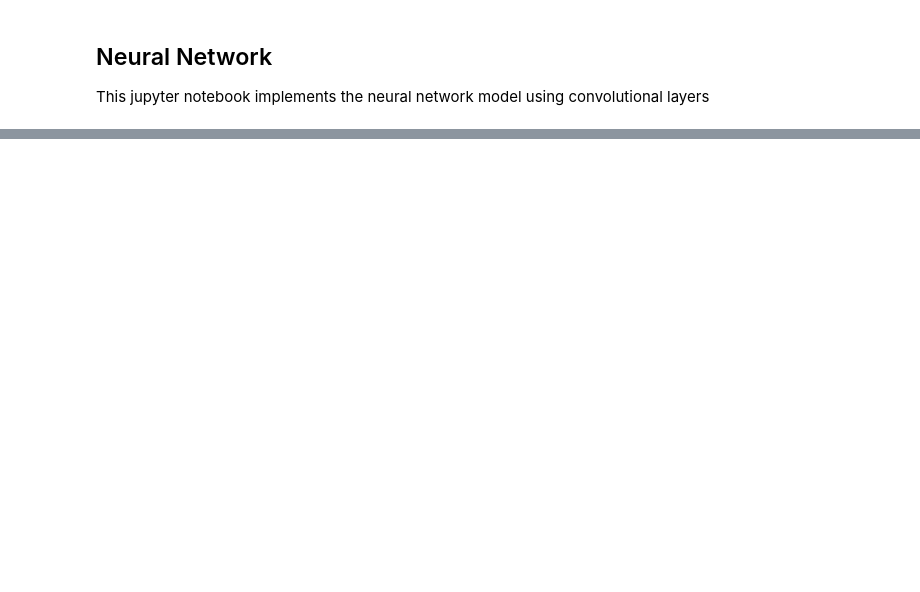
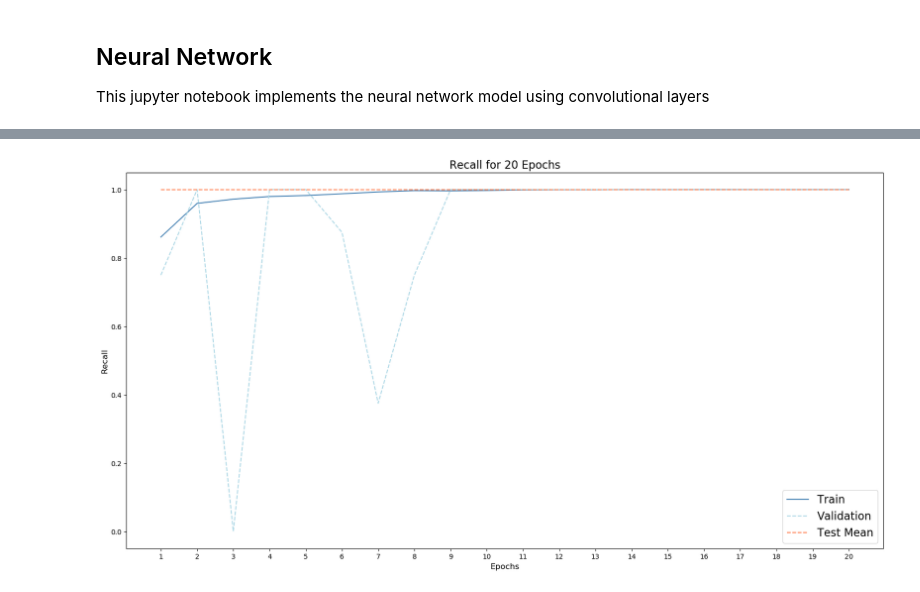
Before and after one commit to JPMartinezClaeys/30254-pneumoniacs, a Jupyter notebook: predict-pneumonia/neural_network.ipynb, the cells around one changed output, grey strips where cells are left out. Drawn from its saved outputs; the diff is of its cells as text; code cells hidden in the pictures; blank space fills up the shorter version.

```diff
--- a/predict-pneumonia/neural_network.ipynb
+++ b/predict-pneumonia/neural_network.ipynb
@@ -238 +245,19 @@ for value, count in zip(unique, counts):
+# %%
+train_recall_20 = [0.8611963190184049, 0.95954754601227, 0.9720092024539877, 0.9796779141104295, 0.9825536809815951, 0.9877300613496932, 0.9930981595092024, 0.9969325153374233, 0.9961656441717791, 0.9973159509202454, 0.9988496932515337, 0.9994248466257669, 0.9994248466257669, 1.0, 0.999808282208589, 1.0, 1.0, 0.999808282208589, 1.0, 1.0]
+val_recall_20 = [0.75, 1.0, 0.0, 1.0, 1.0, 0.875, 0.375, 0.75, 1.0, 1.0, 1.0, 1.0, 1.0, 1.0, 1.0, 1.0, 1.0, 1.0, 1.0, 1.0]
+test_recall_20 = [1.0] * 20
+epochs = [i for i in range(1,20+1)]
+
+fig, ax = plt.subplots(nrows=1, ncols=1, figsize=(20,10))
+ax.plot(epochs, train_recall_20, color="steelblue", label= 'Train')
+ax.plot(epochs, val_recall_20, color="lightblue", ls='dashed', label='Validation')
+ax.plot(epochs, test_recall_20, color= "coral", ls='dashed', label='Test Mean')
+ax.set_xticks(epochs)
+ax.legend(loc="lower right", fontsize=16)
+ax.set_xlabel("Epochs", fontsize=12)
+ax.set_ylabel("Recall", fontsize=12)
+ax.set_title("Recall for 20 Epochs", fontsize=16)
+plt.show()
+# %% [output]
+[figure, added]
 # %%
```
Also changed, not shown: parts of 15 cells of this notebook.
